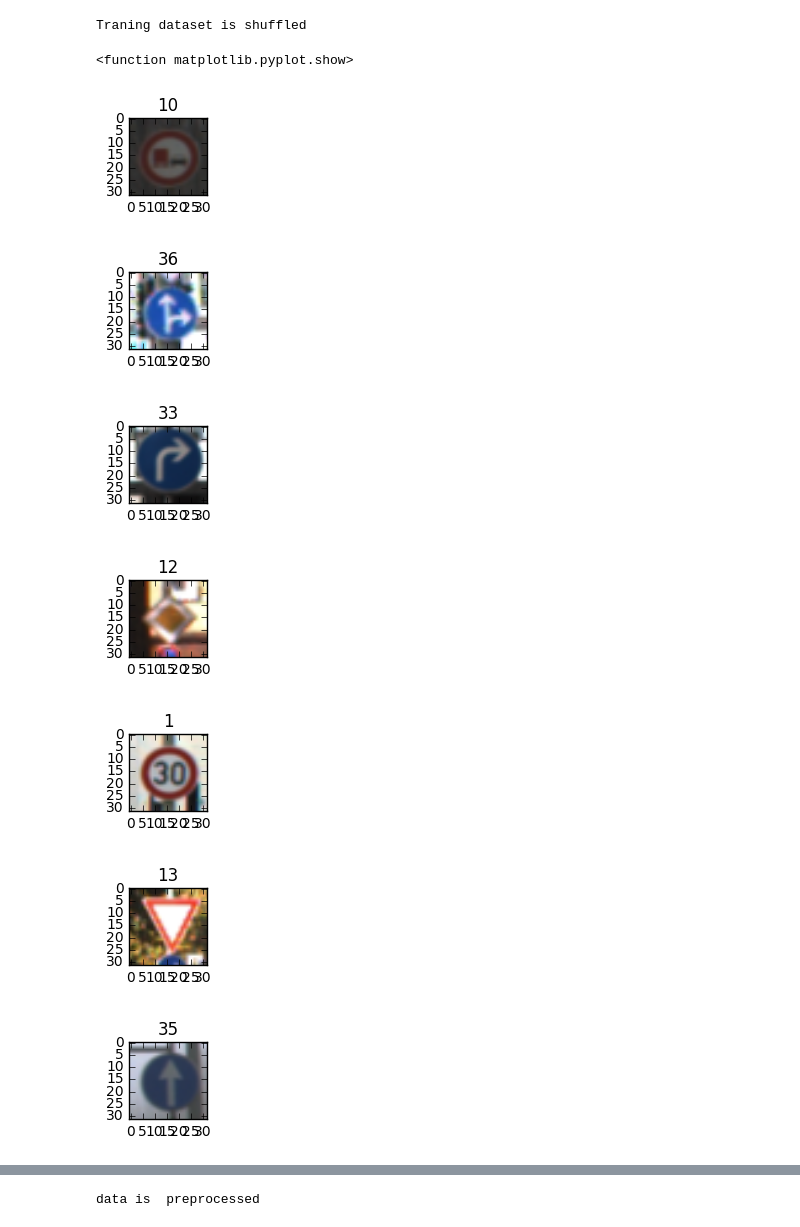
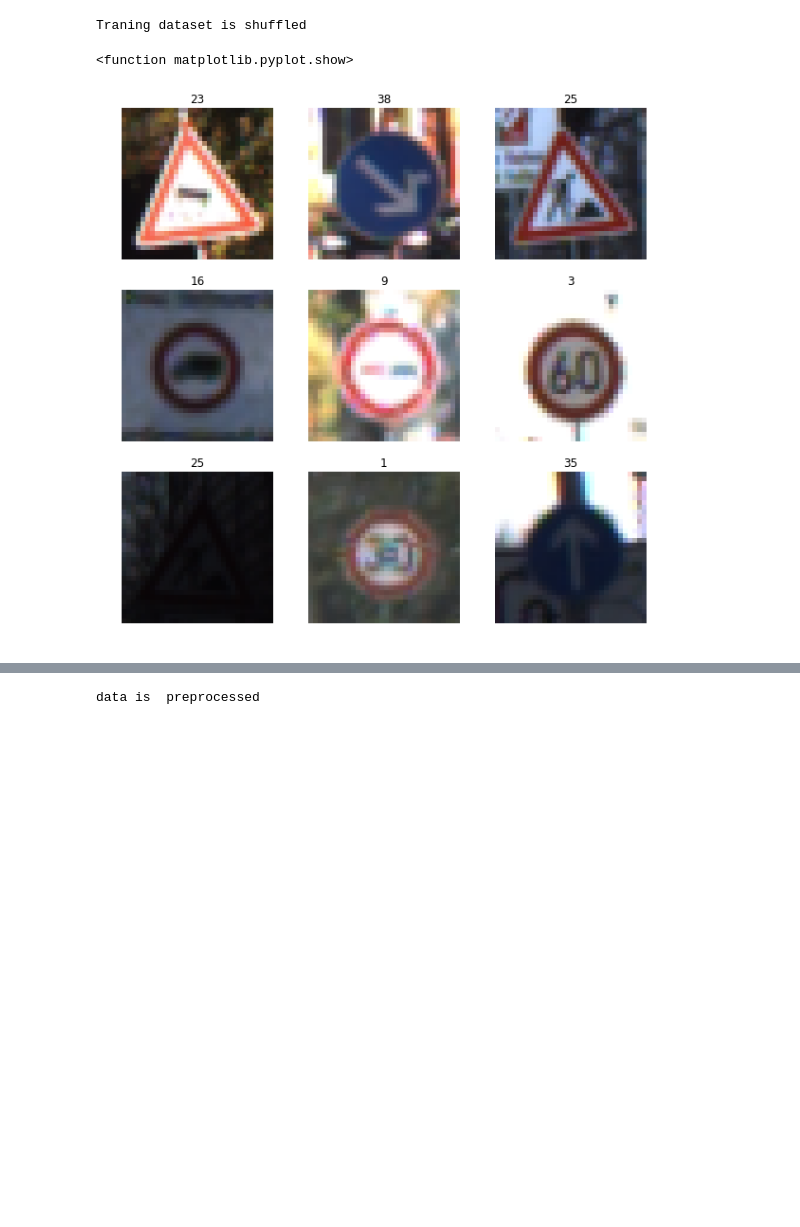
Before and after one commit to solix/Traffic_Sign_Deep_Neural_German, a Jupyter notebook: Traffic_Sign_Classifier.ipynb, the cells around one changed output, grey strips where cells are left out. Cells and saved outputs as stored; diff of their text form; code cells hidden in the pictures; blank space fills up the shorter version.

```diff
--- a/Traffic_Sign_Classifier.ipynb
+++ b/Traffic_Sign_Classifier.ipynb
@@ -162,20 +162,14 @@ Traning dataset is shuffled
 # %%
 index = random.randint(0,len(X_train))
 image = X_train[index].squeeze()
-
+plt.figure(figsize=(10,10))
 for i in range(0,9):
 
-    plt.figure(figsize=(1,1))
+    plt.subplot(330+1+i)
     plt.title(str(y_train[i]))
     plt.imshow(X_train[i])
-
+    plt.axis('off')
 plt.show
 # %% [output]
 <function matplotlib.pyplot.show>
-[figure, old version]
+[figure, new version]
-[figure, removed]
-[figure, removed]
-[figure, removed]
-[figure, removed]
-[figure, removed]
-[figure, removed]
```
Also changed, not shown: parts of 10 cells of this notebook, 10 other files.
